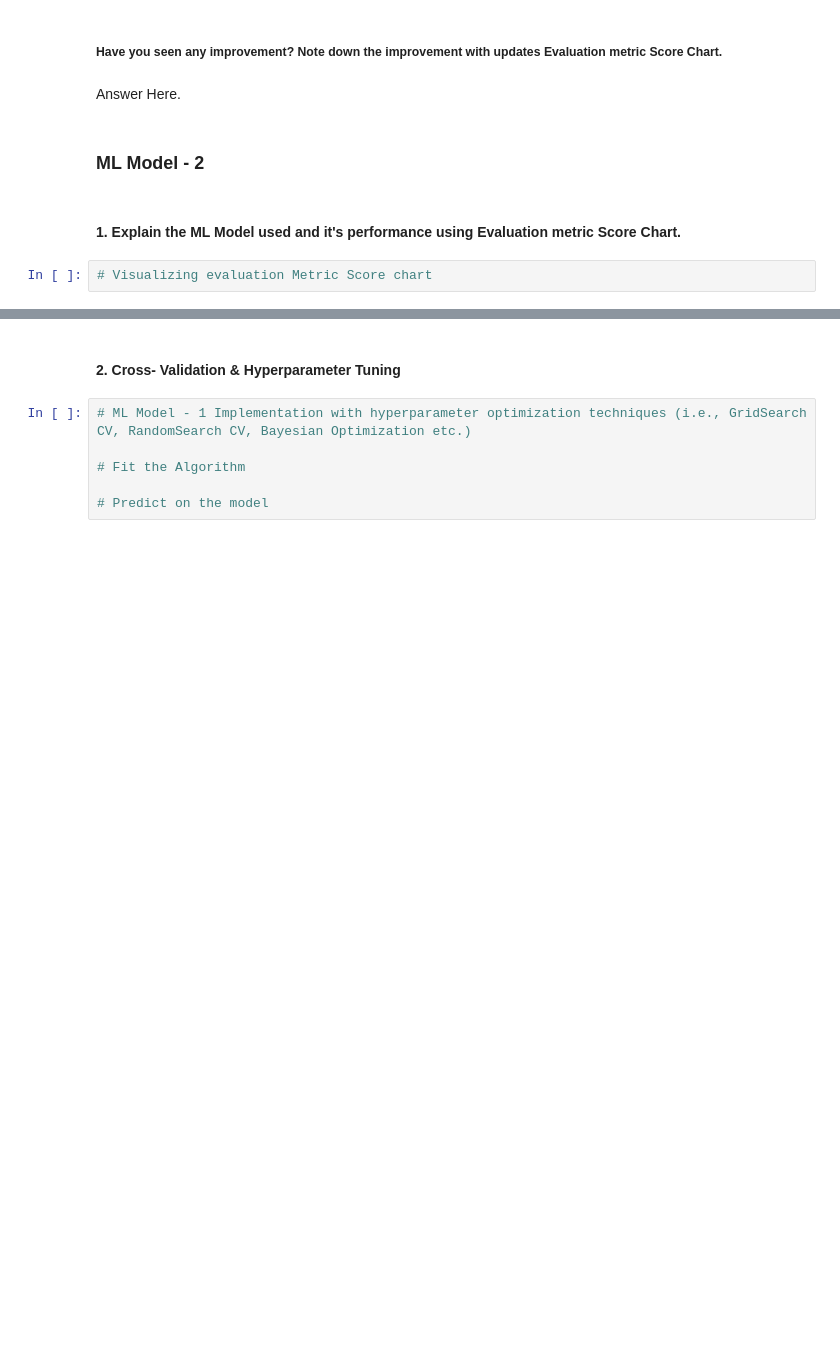
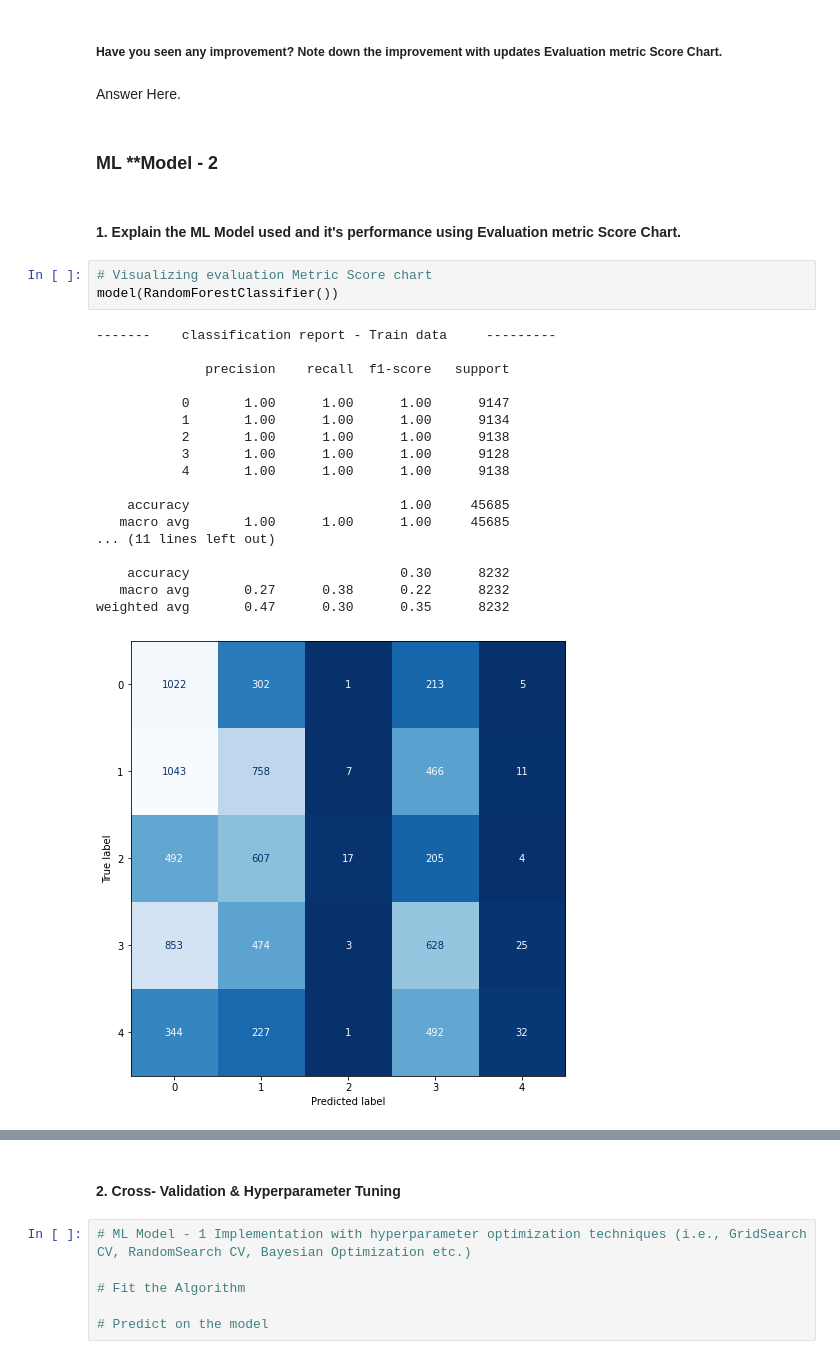
Before and after one commit to srkpriyanka95/Corona-Tweet-Sentiment-Analysis, a Jupyter notebook: Corona_virus_tweet_Sentiment_Analysis.ipynb, the cells around one changed output, grey strips where cells are left out. Cells and saved outputs as stored; diff of their text form; blank space fills up the shorter version.

```diff
--- a/Corona_virus_tweet_Sentiment_Analysis.ipynb
+++ b/Corona_virus_tweet_Sentiment_Analysis.ipynb
@@ -1093,8 +940,28 @@ Answer Here.
 # %% [markdown]
 Answer Here.
 # %% [markdown]
-### ML Model - 2
+### ML **Model - 2
 # %% [markdown]
 #### 1. Explain the ML Model used and it's performance using Evaluation metric Score Chart.
 # %%
 # Visualizing evaluation Metric Score chart
+model(RandomForestClassifier())
+# %% [output]
+-------    classification report - Train data     ---------
+
+              precision    recall  f1-score   support
+
+           0       1.00      1.00      1.00      9147
+           1       1.00      1.00      1.00      9134
+           2       1.00      1.00      1.00      9138
+           3       1.00      1.00      1.00      9128
+           4       1.00      1.00      1.00      9138
+
+    accuracy                           1.00     45685
+   macro avg       1.00      1.00      1.00     45685
+... (11 lines left out)
+
+    accuracy                           0.30      8232
+   macro avg       0.27      0.38      0.22      8232
+weighted avg       0.47      0.30      0.35      8232
+[figure, added]
```
Also changed, not shown: parts of 93 cells of this notebook.
